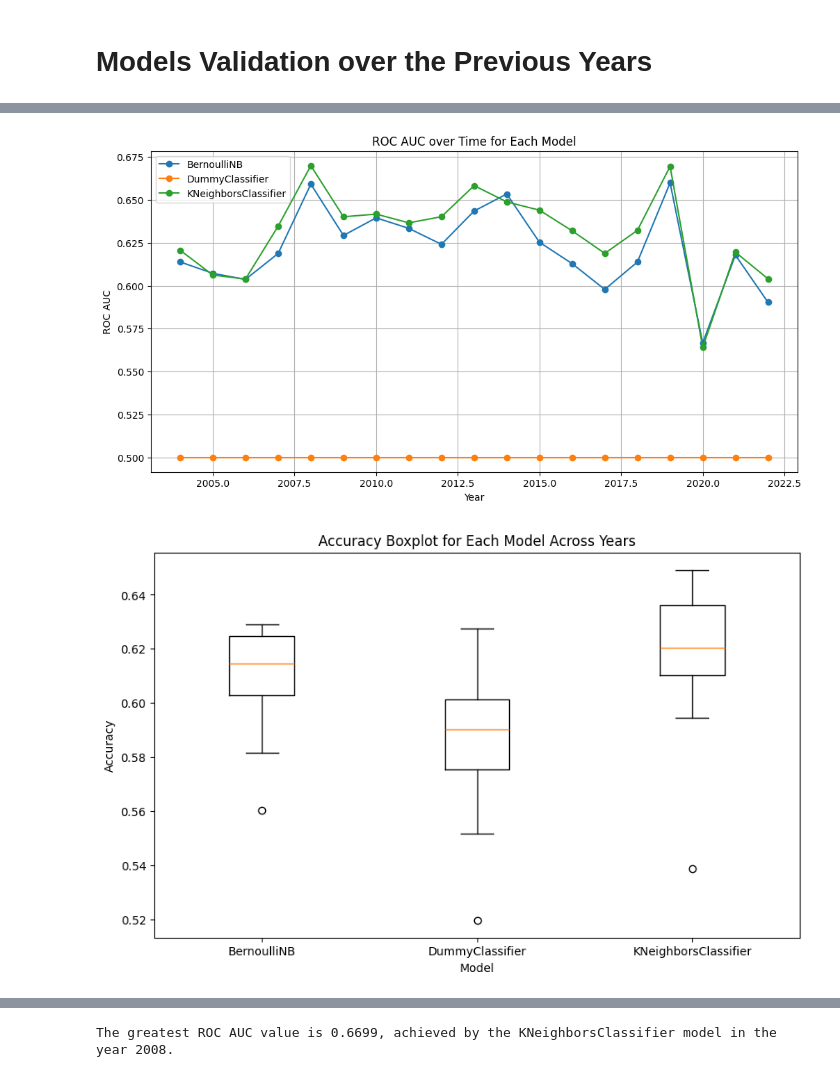
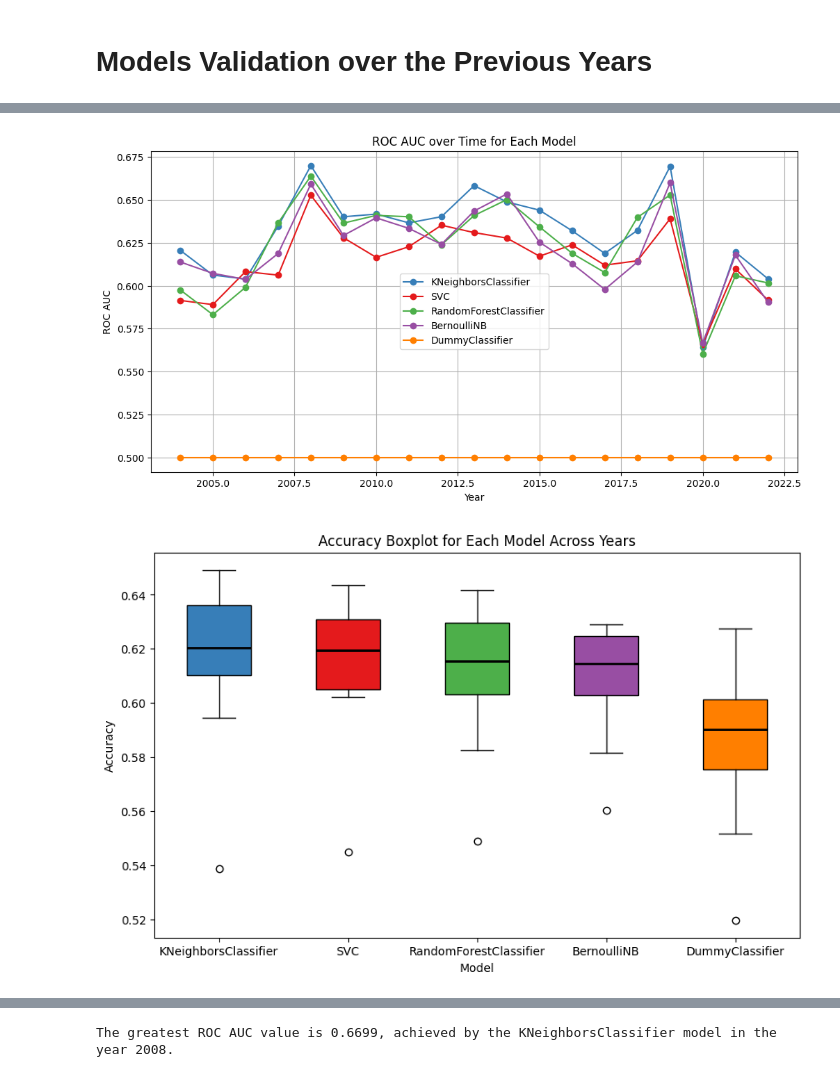
Before and after one commit to giovanni-lucarelli/basket, a Jupyter notebook: main.ipynb, the cells around one changed output, grey strips where cells are left out. Cells and saved outputs as stored; diff of their text form; code cells hidden in the pictures.

```diff
--- a/main.ipynb
+++ b/main.ipynb
@@ -399,7 +473,7 @@ with open('all_metrics.json', 'w') as f:
 Save only the main metrics on a `.txt` file, helpful for the report.
 # %%
 # Extract the required metrics
-metrics_to_save = {model: {metric: values[metric] for metric in ["accuracy", "precision_recall_auc", "roc_auc"]} for model, values in all_metrics.items()}
+metrics_to_save = {model: {metric: values[metric] for metric in ["accuracy", "precision_recall_auc", "roc_auc", "f1"]} for model, values in all_metrics.items()}
 
 # Save to a text file
 with open('model_metrics.txt', 'w') as f:
@@ -413,11 +487,11 @@ with open('model_metrics.txt', 'w') as f:
 # %%
 # List of models
 models = [
-    # RandomForestClassifier(random_state=42, n_estimators=300, max_depth=20),
+    RandomForestClassifier(random_state=42, n_estimators=300, max_depth=20),
     BernoulliNB(),
     DummyClassifier(),
     KNeighborsClassifier(n_neighbors=160, weights='uniform', metric='manhattan'),
-    # SVC(probability=True)
+    SVC(probability=True)
 ]
 
 century_metrics = {}
@@ -477,18 +563,27 @@ KNeighborsClassifier - Training in year 2022
 # %%
+color_map2 = {
+    'SVC': palette[0],
+    'KNeighborsClassifier': palette[1],
+    'RandomForestClassifier': palette[2],
+    'BernoulliNB': palette[3],
+    'DummyClassifier': palette[4]
+}
+
 # plot for each model the accuracy as function of year
+
 
 plt.figure(figsize=(12, 6))
 
-for model_name, years in century_metrics.items():
+for model_name, years in sorted_century_metrics.items():
     years_list = sorted(years.keys())  # Sort the years for proper plotting
     accuracies = [years[year]['accuracy'] for year in years_list]
-    plt.plot(years_list, accuracies, marker='o', linestyle='-', label=model_name)
+    plt.plot(years_list, accuracies, marker='o', linestyle='-', label=model_name, color=color_map2[model_name])
 
 plt.xlabel("Year")
 plt.ylabel("Accuracy")
 plt.title("Model Accuracy over Time")
 plt.legend()
 plt.grid(True)
-# plt.savefig('/content/accuracy_over_time.pdf')
+plt.savefig('accuracy_over_time.pdf')
 plt.show()
 # %% [output]
@@ -497,36 +592,45 @@ plt.show()
 # plot for each model the accuracy as function of year
 plt.figure(figsize=(12, 6))
 
-for model_name, years in century_metrics.items():
+for model_name, years in sorted_century_metrics.items():
     roc_aucs = [metrics['roc_auc'] for year, metrics in years.items()]
     years_list = list(years.keys())  # Convert dictionary keys to a list
-    plt.plot(years_list, roc_aucs, label=model_name, marker='o')
+    plt.plot(years_list, roc_aucs, label=model_name, marker='o', color=color_map2[model_name])
 
 plt.xlabel('Year')
 plt.ylabel('ROC AUC')
 plt.title('ROC AUC over Time for Each Model')
 plt.legend()
 plt.grid(True)
-# plt.savefig('/content/roc_auc_over_time.pdf')
+plt.savefig('roc_auc_over_time.pdf')
 plt.show()
 # %% [output]
-[figure, old version]
+[figure, new version]
 # %%
 # Extract accuracy for each model and year
 accuracy_data = {}
-for model_name, years in century_metrics.items():
+for model_name, years in sorted_century_metrics.items():
     accuracy_data[model_name] = [metrics['accuracy'] for metrics in years.values()]
 
+# Define the properties for the median line
+medianprops = dict(color='black', linewidth=2)
 # Create the boxplot
 plt.figure(figsize=(10, 6))
-plt.boxplot(accuracy_data.values(), labels=accuracy_data.keys())
+# Create the boxplot with patch_artist=True
+boxplot = plt.boxplot(accuracy_data.values(), labels=accuracy_data.keys(), patch_artist=True, medianprops=medianprops)
+
+# Apply colors to each box
+for patch, model in zip(boxplot['boxes'], accuracy_data.keys()):
+    patch.set_facecolor(color_map2[model])
+
+# plt.boxplot(accuracy_data.values(), labels=accuracy_data.keys(), boxprops=boxprops_list)
 plt.xlabel('Model')
 plt.ylabel('Accuracy')
 plt.title('Accuracy Boxplot for Each Model Across Years')
-# plt.savefig('/content/acc_boxplot.pdf')
+plt.savefig('acc_boxplot.pdf')
 plt.show()
 # %% [output]
-[figure, old version]
+[figure, new version]
 # %%
 '''
 TODO (eventually):
```
Also changed, not shown: parts of 24 cells of this notebook, 7 other files.
